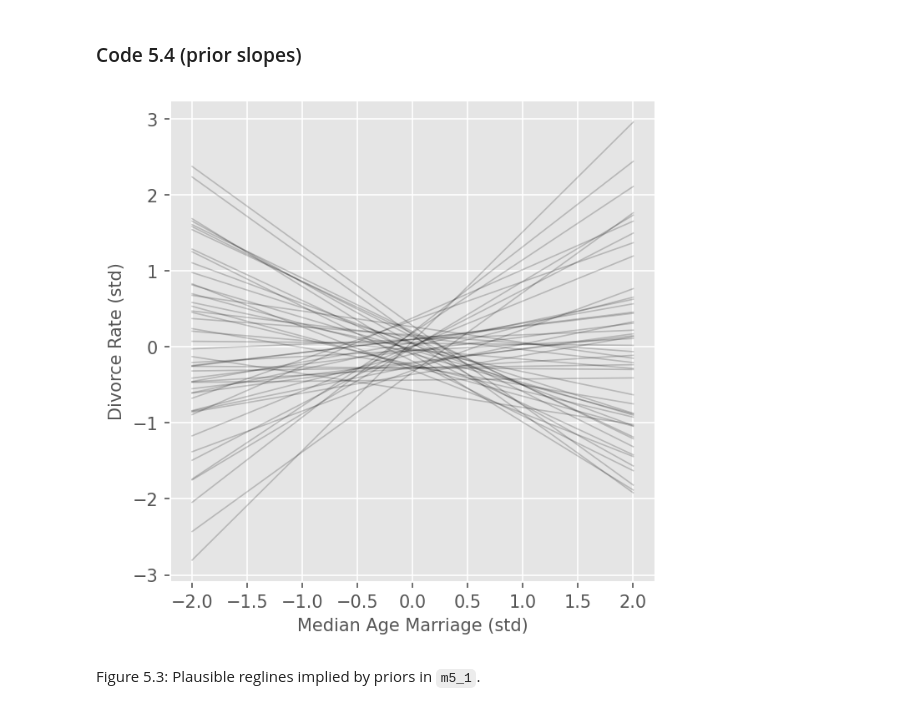
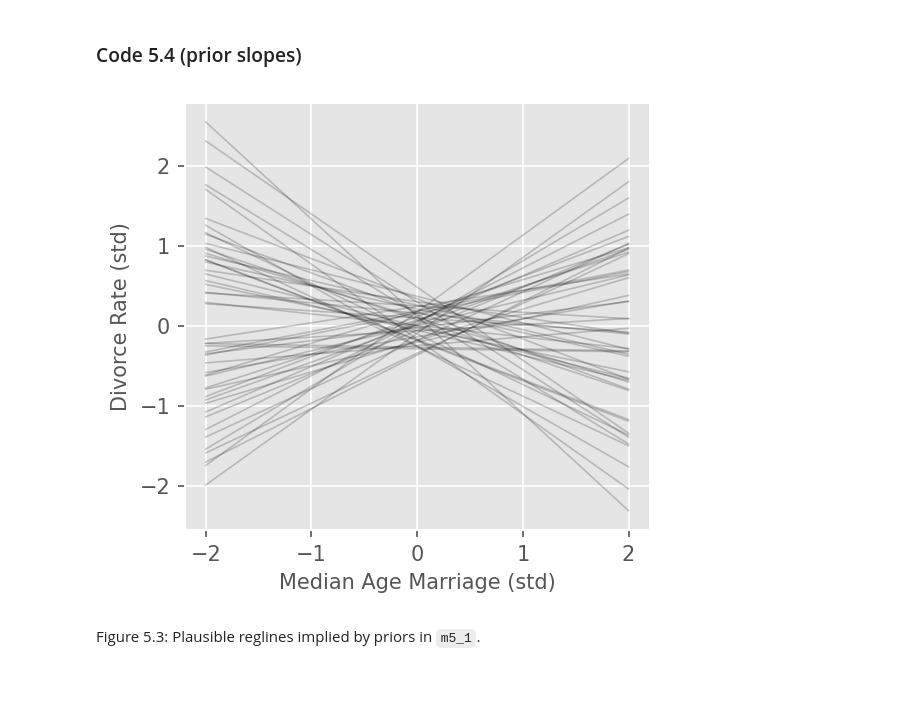
Before and after one commit to jaredxfeng/rethinking, a Jupyter notebook: notebooks-chapter/05-waffles.ipynb, the cells around one changed output. Cells and saved outputs as stored; diff of their text form; code cells hidden in the pictures; blank space fills up the shorter version.

```diff
--- a/notebooks-chapter/05-waffles.ipynb
+++ b/notebooks-chapter/05-waffles.ipynb
@@ -47,7 +59,7 @@ from sklearn.preprocessing import StandardScaler
 
 WaffleDivorce = data("WaffleDivorce")
 d = dframe()
-d[["A", "M", "D"]] = StandardScaler().fit_transform(WaffleDivorce[["MedianAgeMarriage", "Marriage", "Divorce"]])
+d[["A", "M", "D"]] = scale(WaffleDivorce[["MedianAgeMarriage", "Marriage", "Divorce"]])
 d.head()
 # %% [output]
 |  | A | M | D |
@@ -74,4 +86,16 @@ WaffleDivorce.MedianAgeMarriage.std()
 ### Code 5.3 (`m5_1`)
 
 Sample prior slopes and plot for the simple regression `D ~ A`.
+# %%
+def f5_1(A, D):
+    a = sample("a", dist.Normal(0, 0.2))
+    bA = sample("bA", dist.Normal(0, 0.5))
+    sigma = sample("sigma", dist.Exponential(1))
+    mu = deterministic("mu", a + bA*A)
+    sample("D", dist.Normal(mu, sigma), obs=D)
+
+m5_1 = AutoLaplaceApproximation(f5_1)
+priors = Predictive(f5_1, num_samples=50) \
+                   (seed, A=d.A.values, D=None)
+priors = dotdict(priors)
 # %%
@@ -97,21 +121,21 @@ Sampling 4 chains for 1_000 tune and 1_000 draw iterations (4_000 + 4_000 draws
 # %% [markdown]
 ### Code 5.4 (prior slopes)
 # %%
-fig, ax = plt.subplots(figsize=(5, 5))
+fig, ax = plt.subplots(figsize=(4, 3))
 
 x = np.linspace(-2, 2, 50)
 
-prior_samp_a = np.array(az.extract(priors).a[:50])
-prior_samp_bA = np.array(az.extract(priors).bA[:50])
+prior_samp_a = arr(priors.a)
+prior_samp_bA = arr(priors.bA)
 
 for a, ba in zip(prior_samp_a, prior_samp_bA):
     y = a + ba * x
     ax.plot(x, y, c="black", alpha=0.2)
 
 ax.set_xlabel("Median Age Marriage (std)")
 ax.set_ylabel("Divorce Rate (std)");
 # %% [output]
-[figure, old version]
+[figure, new version]
 # %% [markdown]
 Figure 5.3: Plausible reglines implied by priors in `m5_1`.
 # %% [markdown]
```
Also changed, not shown: parts of 93 cells of this notebook, 4 other files.
